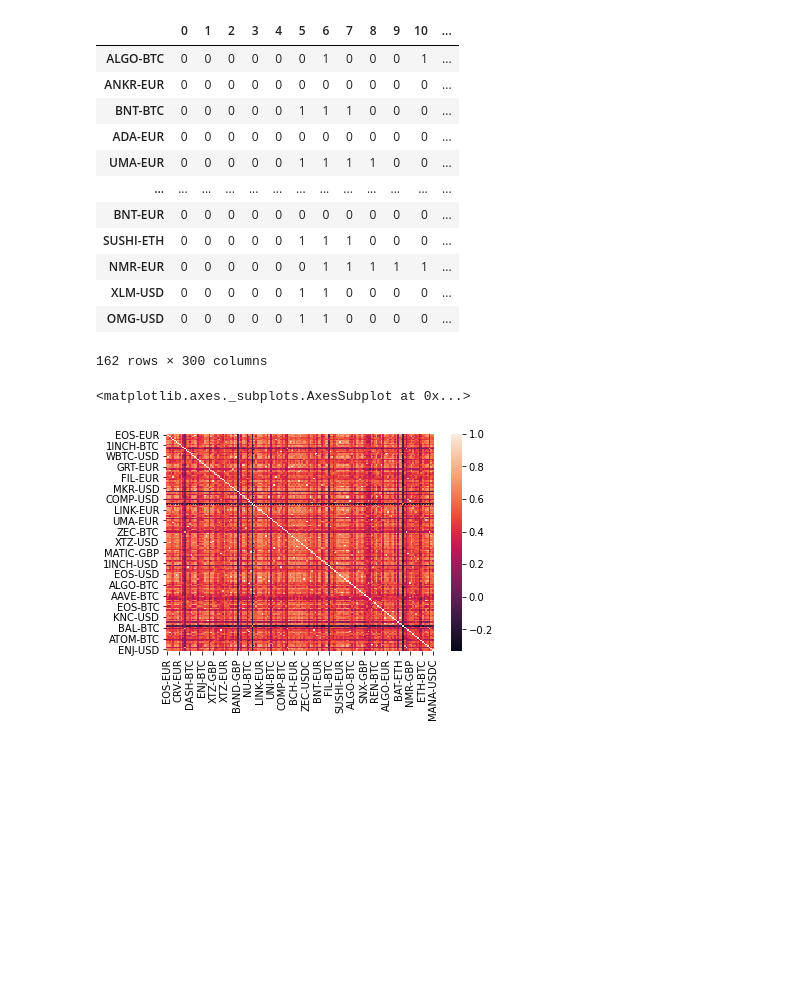
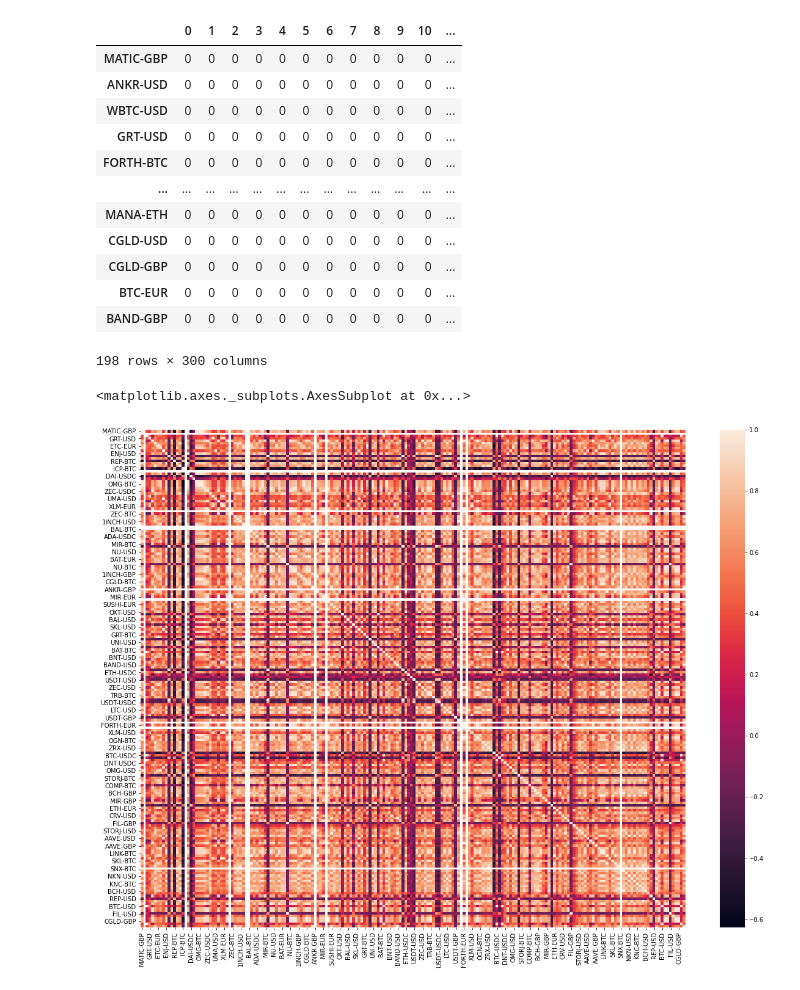
Before and after one commit to whittlem/colabnotebooks, a Jupyter notebook: CoinbaseProMarketAnalysis.ipynb, the cells around one changed output. Cells and saved outputs as stored; diff of their text form; code cells hidden in the pictures; blank space fills up the shorter version.

```diff
--- a/CoinbaseProMarketAnalysis.ipynb
+++ b/CoinbaseProMarketAnalysis.ipynb
@@ -7,10 +8,10 @@ import time
 
 %matplotlib inline
 # %%
-def get_markets_ndarray():
-    resp = requests.get('https://api.pro.coinbase.com/products')
+def get_markets_ndarray() -> ndarray:
+    resp = get('https://api.pro.coinbase.com/products')
     if resp.status_code != 200:
         return None
     else:
-        df = pd.DataFrame(resp.json())
+        df = DataFrame(resp.json())
         return df[['id']].values
@@ -17,9 +21,9 @@ def get_markets_ndarray():
 # %%
-def get_market_data(market, granularity):
-    resp = requests.get('https://api.pro.coinbase.com/products/' + market + '/candles?granularity=' + str(granularity))
+def get_market_data(market: str='BTC-GBP', granularity: int=3600) -> DataFrame:
+    resp = get(f'https://api.pro.coinbase.com/products/{market}/candles?granularity={str(granularity)}')
     if resp.status_code != 200:
         raise Exception(format(resp.json()['message']))
     else:
-        df = pd.DataFrame(resp.json(), columns=[ 'epoch', 'low', 'high', 'open', 'close', 'volume' ])
+        df = DataFrame(resp.json(), columns=[ 'epoch', 'low', 'high', 'open', 'close', 'volume' ])
         df = df.iloc[::-1].reset_index()
         return df
@@ -26,8 +33,8 @@ def get_market_data(market, granularity):
 # %%
-def preprocess_market(market, granularity):
+def preprocess_market(market: str='BTC-GBP', granularity: int=3600) -> DataFrame:
     df = get_market_data(market, granularity)
-    df['ma1'] = df.close.rolling(5, min_periods=1).mean()
-    df['ma2'] = df.close.rolling(10, min_periods=1).mean()
+    df['ma1'] = df.close.rolling(50, min_periods=1).mean()
+    df['ma2'] = df.close.rolling(200, min_periods=1).mean()
     df['up'] = df['ma1'] > df['ma2']
     df['up'] = df['up'].astype(int)
     df = df[['up']]
@@ -42,5 +57,5 @@ for market in get_markets_ndarray():
 
     if len(tmp_df.T) == 300:
         df = df.append(preprocess_market(market[0], 3600))
-        time.sleep(0.1) # avoid public rate exceeded
+        sleep(0.1) # avoid public rate exceeded
 # %% [output]
@@ -68,16 +83,16 @@ df = df.astype(int)
 df
 # %% [output]
 |  | 0 | 1 | 2 | 3 | 4 | 5 | 6 | 7 | 8 | 9 | 10 | ... |
-| ALGO-BTC | 0 | 0 | 0 | 0 | 0 | 0 | 1 | 0 | 0 | 0 | 1 | ... |
-| ANKR-EUR | 0 | 0 | 0 | 0 | 0 | 0 | 0 | 0 | 0 | 0 | 0 | ... |
-| BNT-BTC | 0 | 0 | 0 | 0 | 0 | 1 | 1 | 1 | 0 | 0 | 0 | ... |
-| ADA-EUR | 0 | 0 | 0 | 0 | 0 | 0 | 0 | 0 | 0 | 0 | 0 | ... |
-| UMA-EUR | 0 | 0 | 0 | 0 | 0 | 1 | 1 | 1 | 1 | 0 | 0 | ... |
+| MATIC-GBP | 0 | 0 | 0 | 0 | 0 | 0 | 0 | 0 | 0 | 0 | 0 | ... |
+| ANKR-USD | 0 | 0 | 0 | 0 | 0 | 0 | 0 | 0 | 0 | 0 | 0 | ... |
+| WBTC-USD | 0 | 0 | 0 | 0 | 0 | 0 | 0 | 0 | 0 | 0 | 0 | ... |
+| GRT-USD | 0 | 0 | 0 | 0 | 0 | 0 | 0 | 0 | 0 | 0 | 0 | ... |
+| FORTH-BTC | 0 | 0 | 0 | 0 | 0 | 0 | 0 | 0 | 0 | 0 | 0 | ... |
 | ... | ... | ... | ... | ... | ... | ... | ... | ... | ... | ... | ... | ... |
-| BNT-EUR | 0 | 0 | 0 | 0 | 0 | 0 | 0 | 0 | 0 | 0 | 0 | ... |
-| SUSHI-ETH | 0 | 0 | 0 | 0 | 0 | 1 | 1 | 1 | 0 | 0 | 0 | ... |
-| NMR-EUR | 0 | 0 | 0 | 0 | 0 | 0 | 1 | 1 | 1 | 1 | 1 | ... |
-| XLM-USD | 0 | 0 | 0 | 0 | 0 | 1 | 1 | 0 | 0 | 0 | 0 | ... |
-| OMG-USD | 0 | 0 | 0 | 0 | 0 | 1 | 1 | 0 | 0 | 0 | 0 | ... |
+| MANA-ETH | 0 | 0 | 0 | 0 | 0 | 0 | 0 | 0 | 0 | 0 | 0 | ... |
+| CGLD-USD | 0 | 0 | 0 | 0 | 0 | 0 | 0 | 0 | 0 | 0 | 0 | ... |
+| CGLD-GBP | 0 | 0 | 0 | 0 | 0 | 0 | 0 | 0 | 0 | 0 | 0 | ... |
+| BTC-EUR | 0 | 0 | 0 | 0 | 0 | 0 | 0 | 0 | 0 | 0 | 0 | ... |
+| BAND-GBP | 0 | 0 | 0 | 0 | 0 | 0 | 0 | 0 | 0 | 0 | 0 | ... |
-162 rows × 300 columns
+198 rows × 300 columns
 # %%
@@ -85,5 +100,6 @@ df.to_csv('CoinbaseProMarketAnalysis.csv')
 # %%
-sns.heatmap(df.T.corr())
+figure(figsize=(20,15))
+heatmap(df.T.corr())
 # %% [output]
 <matplotlib.axes._subplots.AxesSubplot at 0x...>
-[figure, old version]
+[figure, new version]
```
Also changed, not shown: parts of 11 cells of this notebook.
